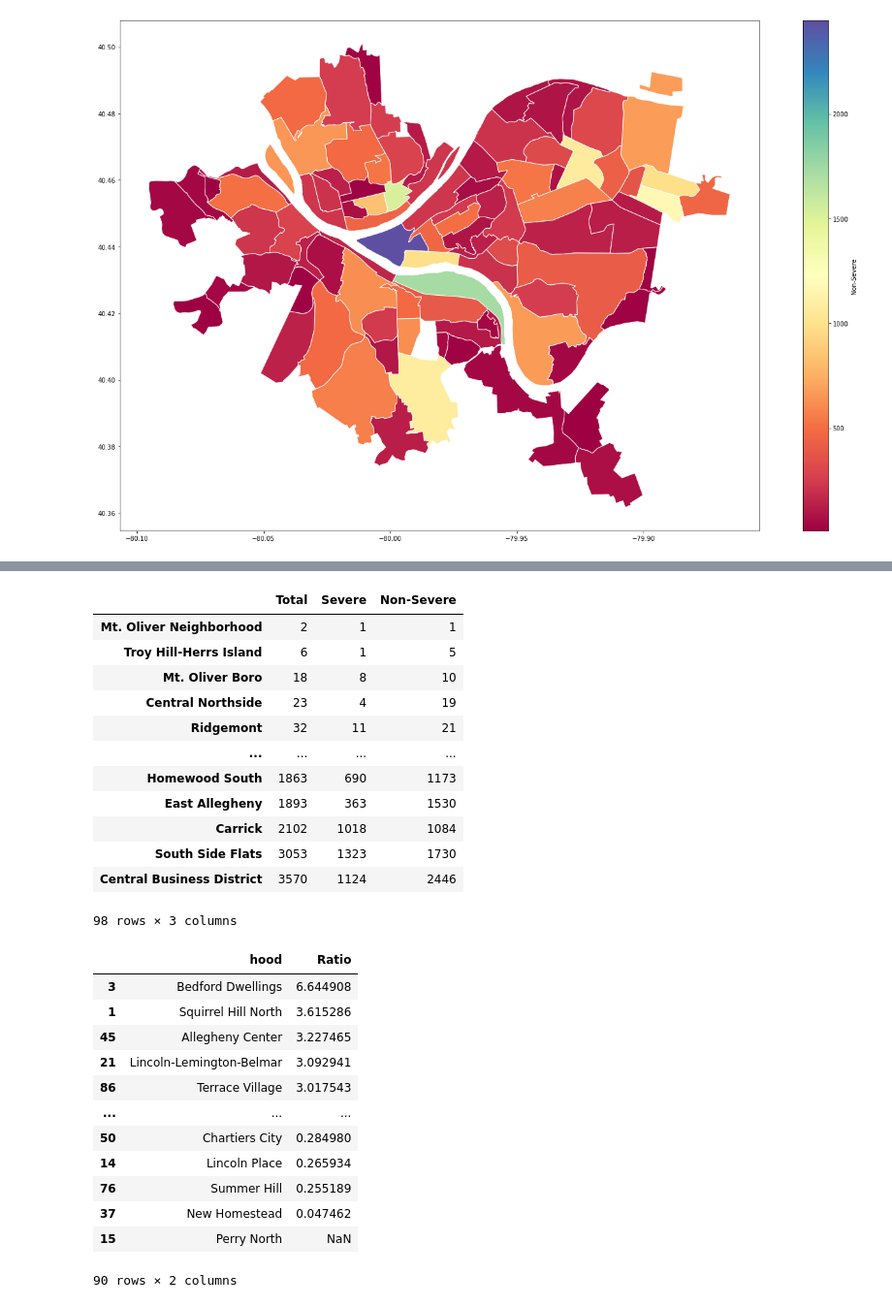
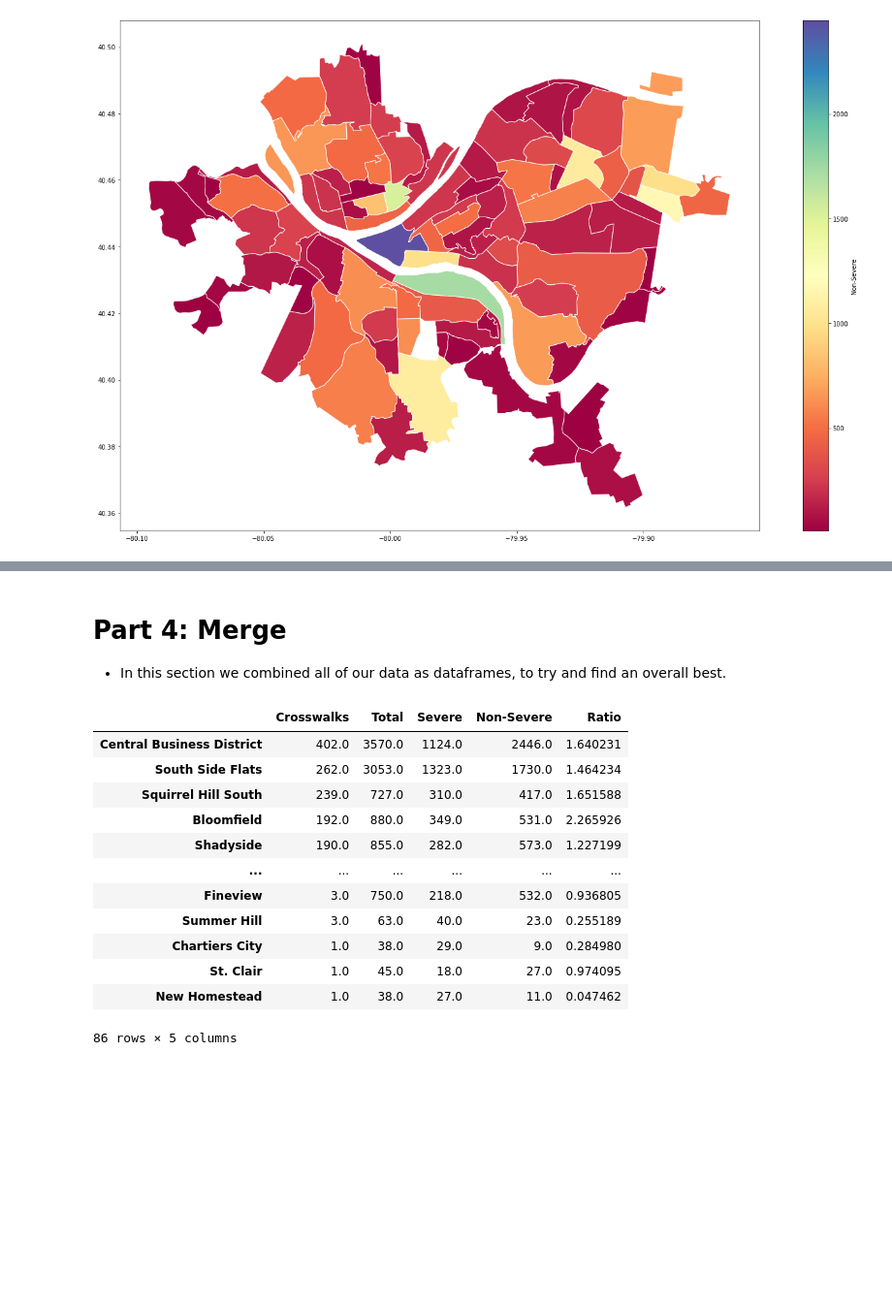
Before and after one commit to DisappointmentIncarnate/CMPINF0010-Final, a Jupyter notebook: Complete Final.ipynb, the cells around one changed output, grey strips where cells are left out. Shown at 97% size. Cells and saved outputs as stored; diff of their text form; code cells hidden in the pictures; blank space fills up the shorter version.

```diff
--- a/Complete Final.ipynb
+++ b/Complete Final.ipynb
@@ -492,32 +495,26 @@ dictFrame
-# %%
-full_frame
-# %% [output]
-|  | Total | Severe | Non-Severe |
-| Mt. Oliver Neighborhood | 2 | 1 | 1 |
-| Troy Hill-Herrs Island | 6 | 1 | 5 |
-| Mt. Oliver Boro | 18 | 8 | 10 |
-| Central Northside | 23 | 4 | 19 |
-| Ridgemont | 32 | 11 | 21 |
-| ... | ... | ... | ... |
-| Homewood South | 1863 | 690 | 1173 |
-| East Allegheny | 1893 | 363 | 1530 |
-| Carrick | 2102 | 1018 | 1084 |
-| South Side Flats | 3053 | 1323 | 1730 |
-| Central Business District | 3570 | 1124 | 2446 |
-98 rows × 3 columns
-# %%
-info
-# %% [output]
-|  | hood | Ratio |
-| 3 | Bedford Dwellings | 6.644908 |
-| 1 | Squirrel Hill North | 3.615286 |
-| 45 | Allegheny Center | 3.227465 |
-| 21 | Lincoln-Lemington-Belmar | 3.092941 |
-| 86 | Terrace Village | 3.017543 |
-| ... | ... | ... |
-| 50 | Chartiers City | 0.284980 |
-| 14 | Lincoln Place | 0.265934 |
-| 76 | Summer Hill | 0.255189 |
-| 37 | New Homestead | 0.047462 |
-| 15 | Perry North | NaN |
-90 rows × 2 columns
+# %% [markdown]
+# Part 4: Merge
+* In this section we combined all of our data as dataframes, to try and find an overall best.
+# %%
+myDict
+dictFrame = pd.DataFrame.from_dict(myDict, orient='index').rename(columns={0 : "Crosswalks"}) #converts myDict (part 1) into a dataframe
+frame_test = pd.concat([dictFrame, full_frame], axis=1) #combines part 1 & part 3 into a singular dataframe
+frame_test = pd.concat([frame_test, info.set_index('hood')], axis=1) #combines (parts 1&3) with part 2's ratios
+combined_frame = frame_test.dropna() #drops any values that may have NaN
+# %%
+#Sort the combined data by the most crosswalks.
+combined_frame.sort_values(by=['Crosswalks'], ascending=False)
+# %% [output]
+|  | Crosswalks | Total | Severe | Non-Severe | Ratio |
+| Central Business District | 402.0 | 3570.0 | 1124.0 | 2446.0 | 1.640231 |
+| South Side Flats | 262.0 | 3053.0 | 1323.0 | 1730.0 | 1.464234 |
+| Squirrel Hill South | 239.0 | 727.0 | 310.0 | 417.0 | 1.651588 |
+| Bloomfield | 192.0 | 880.0 | 349.0 | 531.0 | 2.265926 |
+| Shadyside | 190.0 | 855.0 | 282.0 | 573.0 | 1.227199 |
+| ... | ... | ... | ... | ... | ... |
+| Fineview | 3.0 | 750.0 | 218.0 | 532.0 | 0.936805 |
+| Summer Hill | 3.0 | 63.0 | 40.0 | 23.0 | 0.255189 |
+| Chartiers City | 1.0 | 38.0 | 29.0 | 9.0 | 0.284980 |
+| St. Clair | 1.0 | 45.0 | 18.0 | 27.0 | 0.974095 |
+| New Homestead | 1.0 | 38.0 | 27.0 | 11.0 | 0.047462 |
+86 rows × 5 columns
```
Also changed, not shown: parts of 20 cells of this notebook.
